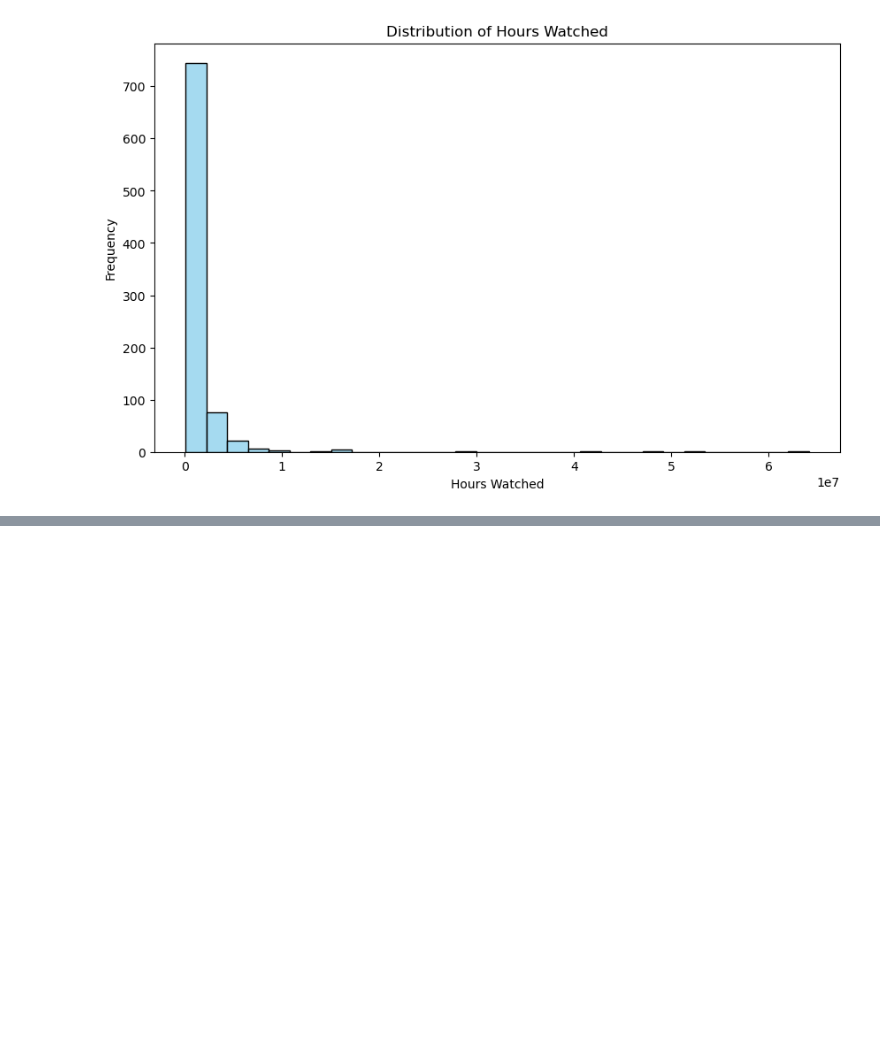
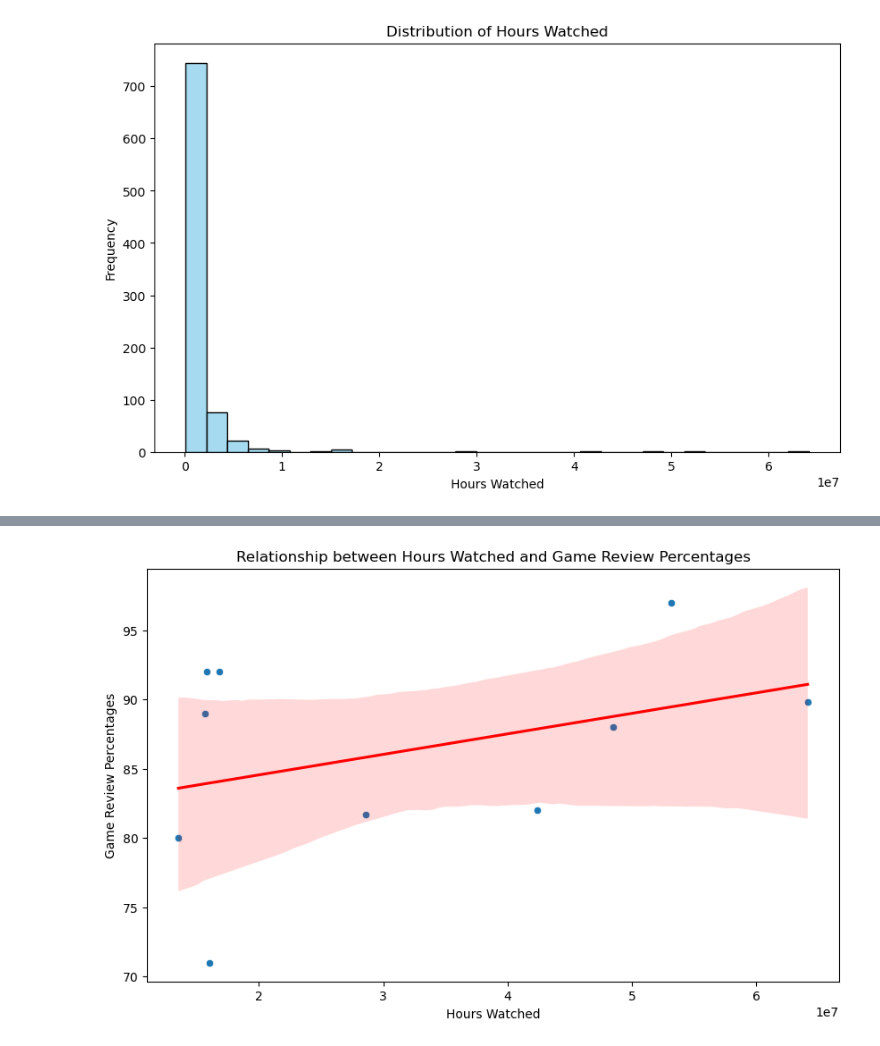
Before and after one commit to rponticelli0/Project_3_Group_7, a Jupyter notebook: twitch_visualizations.ipynb, the cells around one changed output, grey strips where cells are left out. Cells and saved outputs as stored; diff of their text form; code cells hidden in the pictures; blank space fills up the shorter version.

Commit message:
Update visualizations and add new Hunt dataset

```diff
--- a/twitch_visualizations.ipynb
+++ b/twitch_visualizations.ipynb
@@ -80,3 +80,7 @@ plt.ylabel('Frequency')
 plt.show()
 # %% [output]
 [figure]
+# %%
+# Sort 'avg_hours_watched' from highest to lowest values
+twitch_vs_game_data_df = twitch_vs_game_data_df.sort_values(by='avg_hours_watched', ascending=False)
+twitch_vs_game_data_df.head(50)
@@ -82,0 +105,4 @@ plt.show()
+# %%
+# Create a DataFrame with the top 10 highest 'avg_hours_watched' values
+top_10_df = twitch_vs_game_data_df.nlargest(10, 'avg_hours_watched')
+top_10_df.head(10)
@@ -82,0 +121,12 @@ plt.show()
+# %%
+# Plotting the data
+plt.figure(figsize=(10, 6))
+sns.scatterplot(x='avg_hours_watched', y='review_avg_percent', data=top_10_df)
+sns.regplot(x='avg_hours_watched', y='review_avg_percent', data=top_10_df, scatter=False, color='red')  # Adds a trend line
+
+plt.title('Relationship between Hours Watched and Game Review Percentages')
+plt.xlabel('Hours Watched')
+plt.ylabel('Game Review Percentages')
+plt.show()
+# %% [output]
+[figure, added]
```
Also changed, not shown: parts of 7 cells of this notebook, 1 other file.
